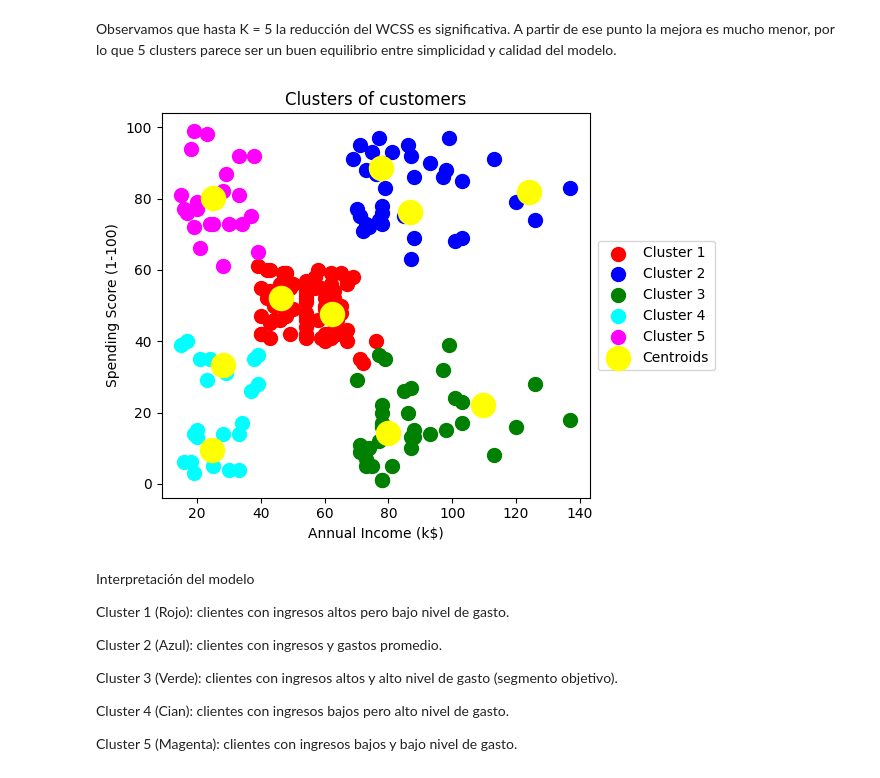
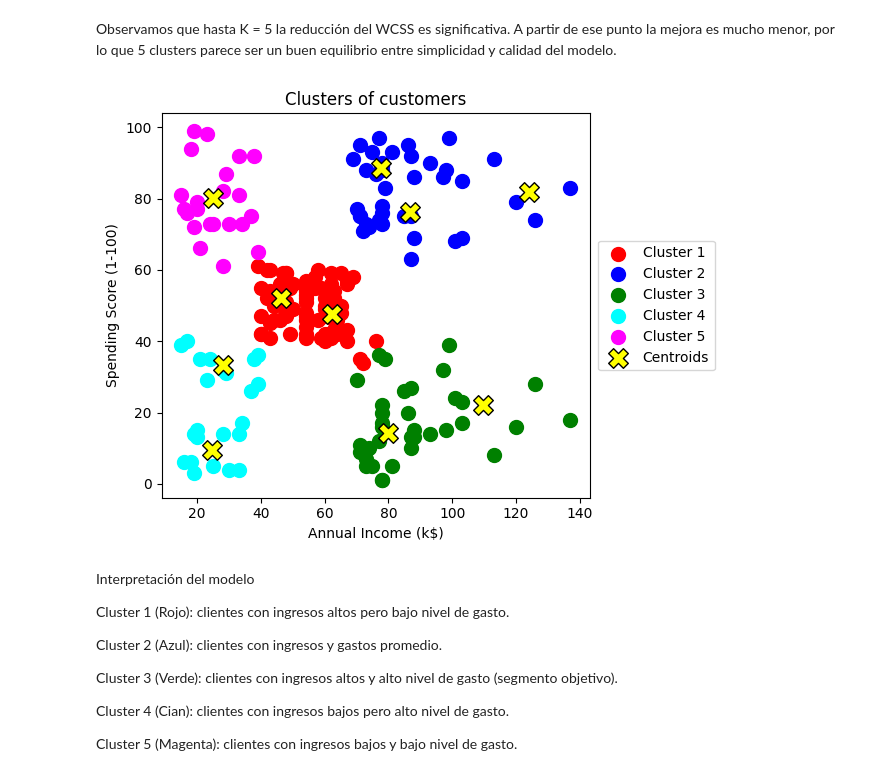
Before and after one commit to yuri19762008/000_ANALISTA_DATOS, a Jupyter notebook: Bootcamp-main/Modulo7/Leccion2/M7_AE1_kmeans.ipynb, the cells around one changed output. Cells and saved outputs as stored; diff of their text form; code cells hidden in the pictures.

```diff
--- a/Bootcamp-main/Modulo7/Leccion2/M7_AE1_kmeans.ipynb
+++ b/Bootcamp-main/Modulo7/Leccion2/M7_AE1_kmeans.ipynb
@@ -141,20 +141,28 @@ y_kmeans= kmeansmodel.fit_predict(X)
 # %%
 #Visualizing all the clusters
 
 plt.scatter(X[y_kmeans == 0, 0], X[y_kmeans == 0, 1], s = 100, c = 'red', label = 'Cluster 1')
 plt.scatter(X[y_kmeans == 1, 0], X[y_kmeans == 1, 1], s = 100, c = 'blue', label = 'Cluster 2')
 plt.scatter(X[y_kmeans == 2, 0], X[y_kmeans == 2, 1], s = 100, c = 'green', label = 'Cluster 3')
 plt.scatter(X[y_kmeans == 3, 0], X[y_kmeans == 3, 1], s = 100, c = 'cyan', label = 'Cluster 4')
 plt.scatter(X[y_kmeans == 4, 0], X[y_kmeans == 4, 1], s = 100, c = 'magenta', label = 'Cluster 5')
-plt.scatter(kmeans.cluster_centers_[:, 0], kmeans.cluster_centers_[:, 1], s = 300, c = 'yellow', label = 'Centroids')
+plt.scatter(
+    kmeans.cluster_centers_[:, 0],
+    kmeans.cluster_centers_[:, 1],
+    s = 200,
+    c = 'yellow',
+    edgecolors='black',
+    marker='X',
+    label = 'Centroids')
+
 plt.title('Clusters of customers')
 plt.xlabel('Annual Income (k$)')
 plt.ylabel('Spending Score (1-100)')
 plt.legend(loc='center left', bbox_to_anchor=(1.02, 0.5), borderaxespad=0)
 plt.tight_layout()
 plt.show()
 # %% [output]
-[figure, old version]
+[figure, new version]
 # %% [markdown]
 Interpretación del modelo
 
```
Also changed, not shown: 7 other files.
